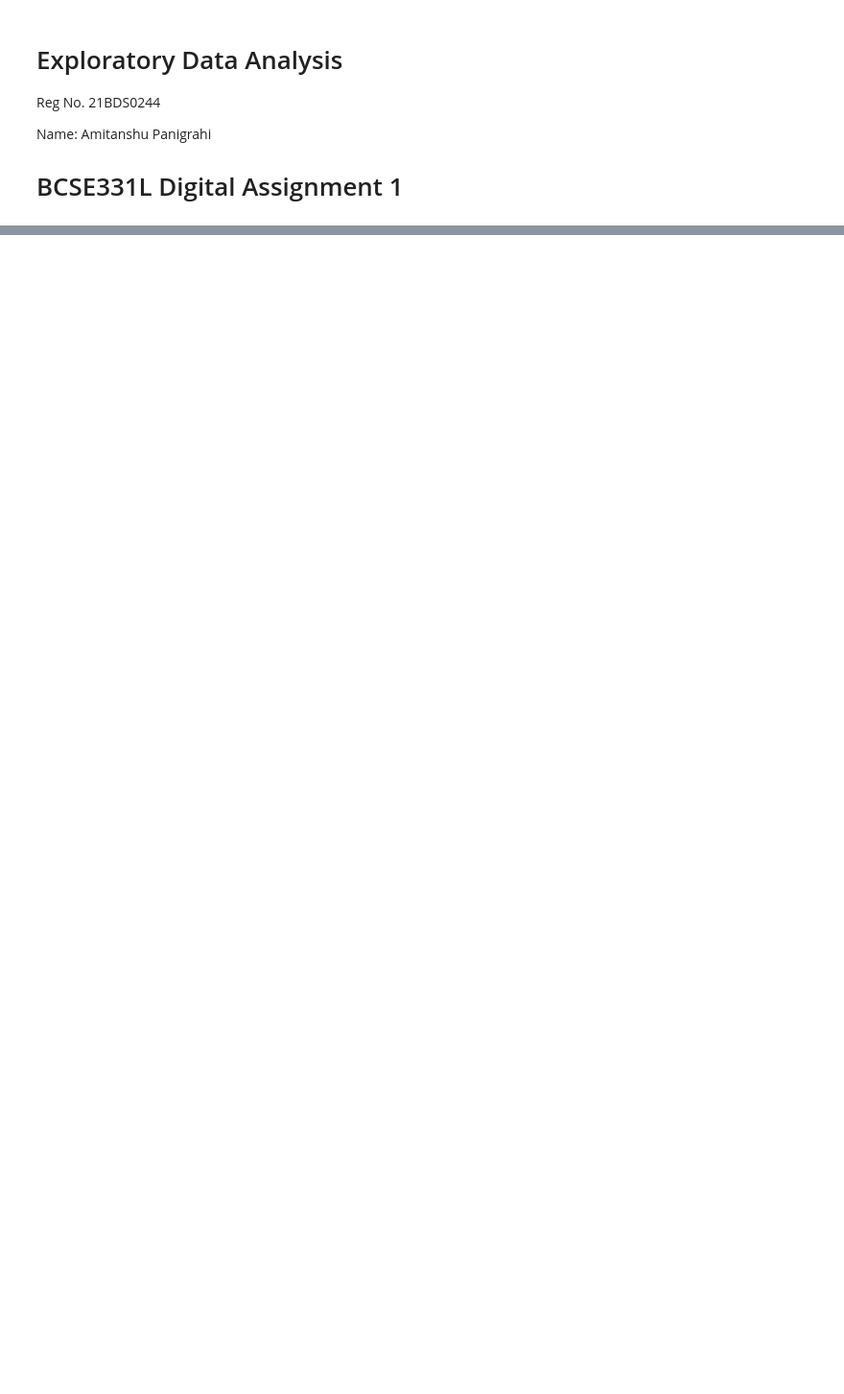
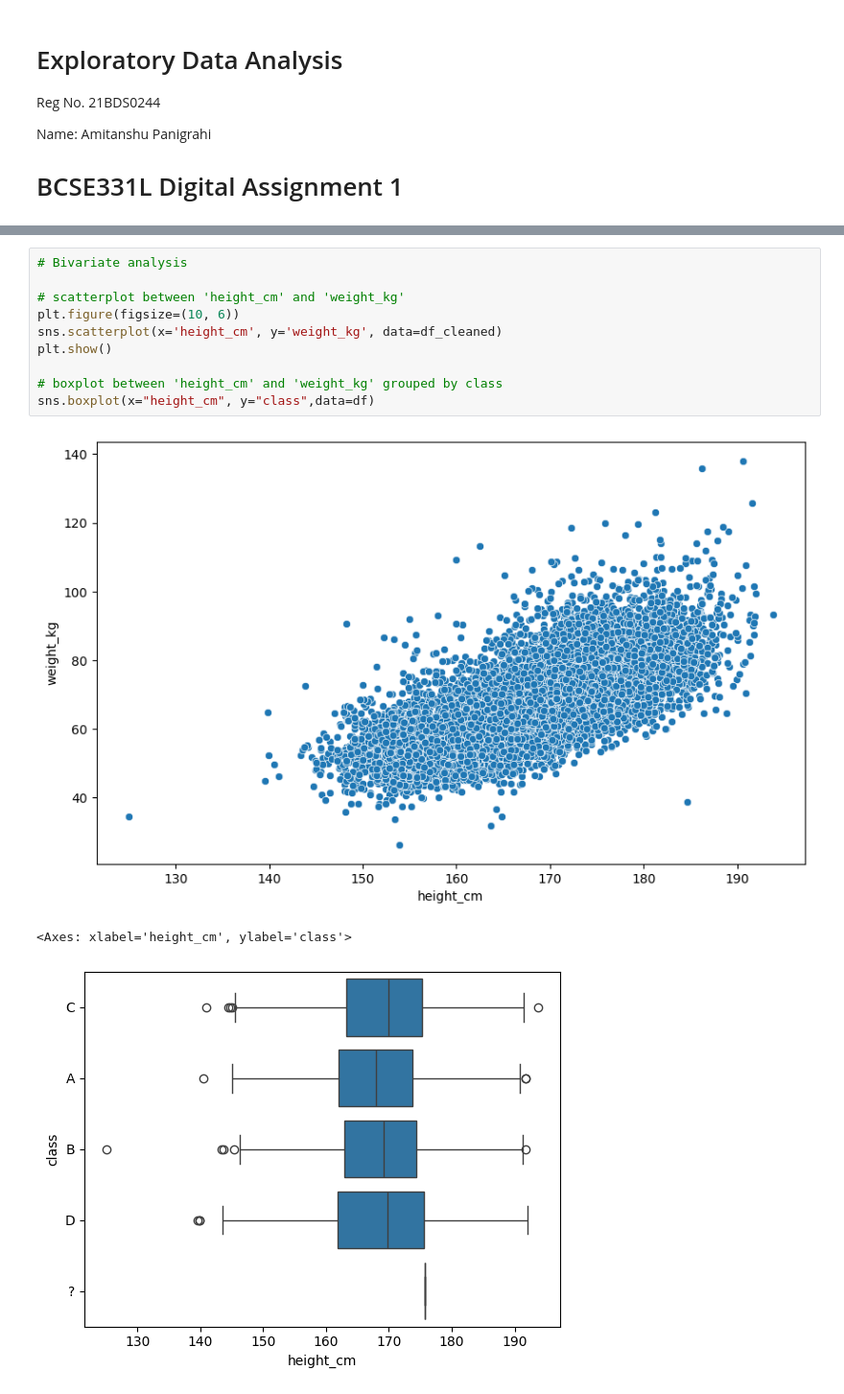
Before and after one commit to amitanshupanigrahi2704/EDA-, a Jupyter notebook: 21BDS0244.ipynb, the cells around one changed output, grey strips where cells are left out. Shown at 96% size. Drawn from its saved outputs; the diff is of its cells as text; blank space fills up the shorter version.

```diff
--- a/21BDS0244.ipynb
+++ b/21BDS0244.ipynb
@@ -249,0 +318,14 @@ DataFrame after filtering outliers in BMI:
+# %%
+# Bivariate analysis
+
+# scatterplot between 'height_cm' and 'weight_kg'
+plt.figure(figsize=(10, 6))
+sns.scatterplot(x='height_cm', y='weight_kg', data=df_cleaned)
+plt.show()
+
+# boxplot between 'height_cm' and 'weight_kg' grouped by class
+sns.boxplot(x="height_cm", y="class",data=df)
+# %% [output]
+[figure, added]
+<Axes: xlabel='height_cm', ylabel='class'>
+[figure, added]
```
Also changed, not shown: parts of 5 cells of this notebook.
